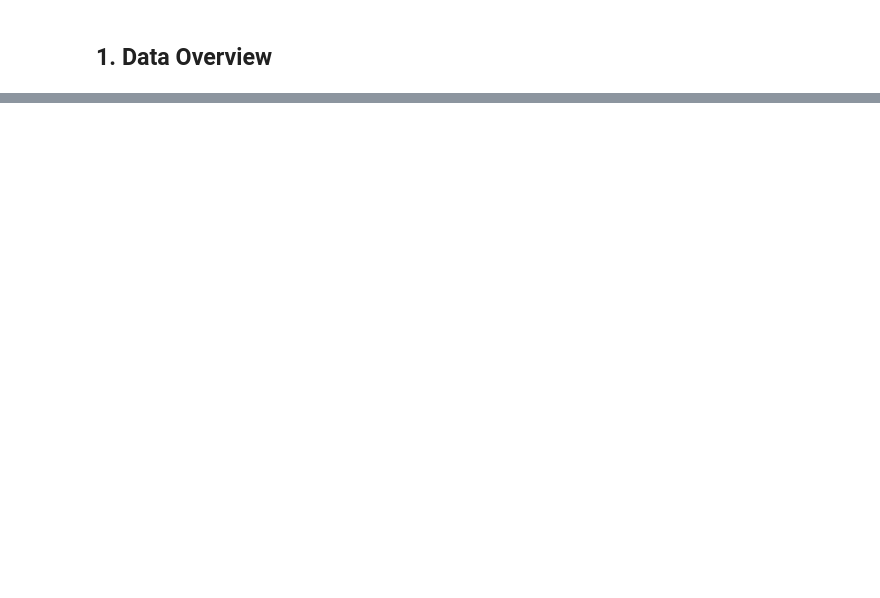
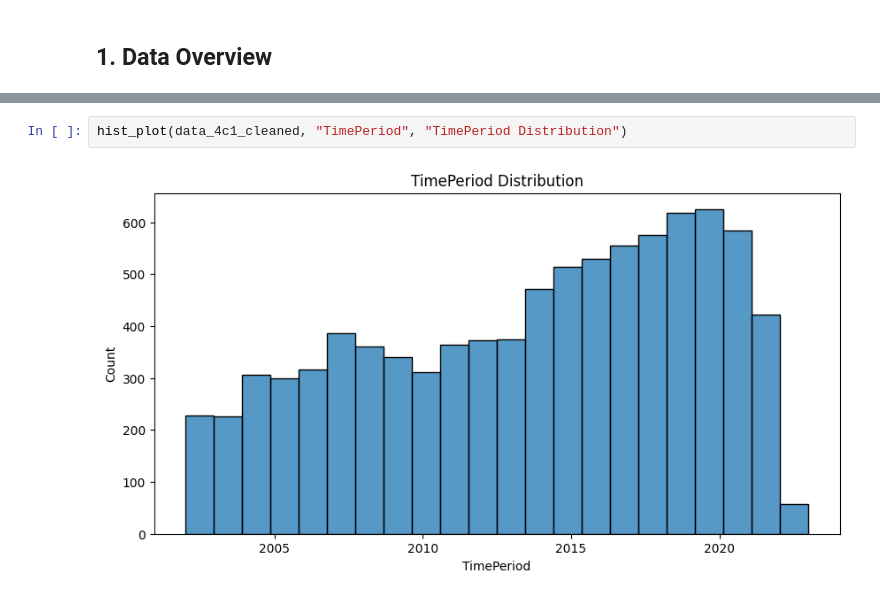
Before and after one commit to novelxv/Analisis-Kesenjangan-Pendidikan-dan-Keterampilan-di-Indonesia-dalam-Konteks-Global, a Jupyter notebook: src/sdg_indicator_4c_teacher.ipynb, the cells around one changed output, grey strips where cells are left out. Drawn from its saved outputs; the diff is of its cells as text; blank space fills up the shorter version.

```diff
--- a/src/sdg_indicator_4c_teacher.ipynb
+++ b/src/sdg_indicator_4c_teacher.ipynb
@@ -26,0 +298,4 @@ data_441.head()
+# %%
+hist_plot(data_4c1_cleaned, "TimePeriod", "TimePeriod Distribution")
+# %% [output]
+[figure, added]
```
Also changed, not shown: parts of 56 cells of this notebook, 1 other file.
